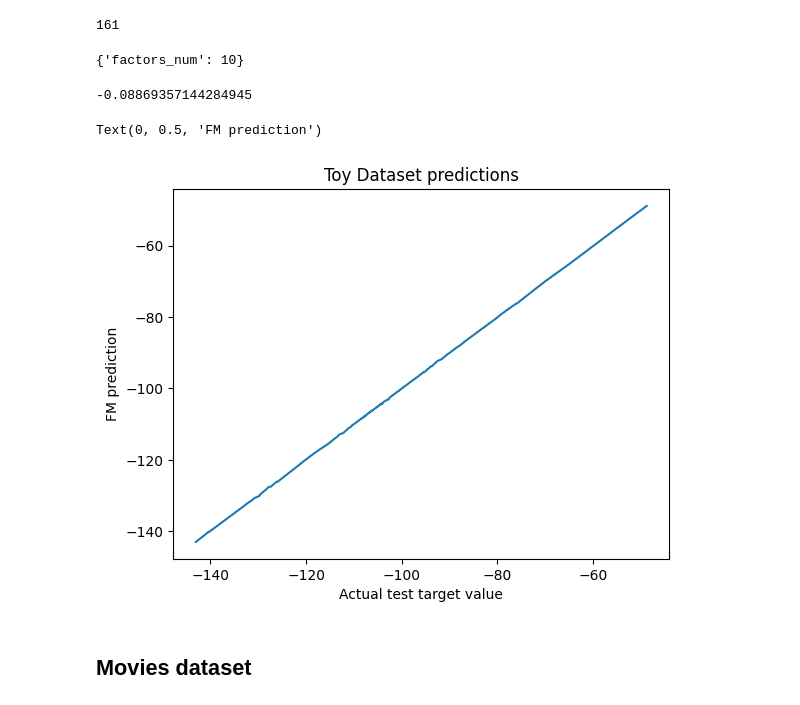
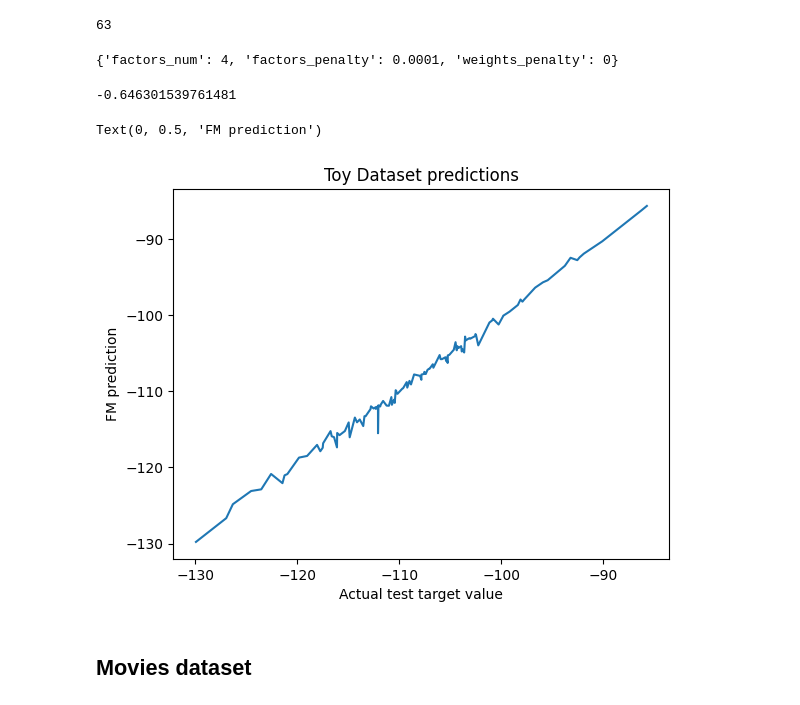
Before and after one commit to maria-khanina/movie_recommender, a Jupyter notebook: logic/factorization_machine.ipynb, the cells around one changed output. Cells and saved outputs as stored; diff of their text form; code cells hidden in the pictures.

Commit message:
Use a ranking metric for grid search and early stopping

```diff
--- a/logic/factorization_machine.ipynb
+++ b/logic/factorization_machine.ipynb
@@ -77,11 +79,11 @@ class FactorizationMachine(BaseEstimator):
             self,
             factors_num: int = 1,
             max_epoch=1000,
-            tol=1e-3,
+            tol=1e-4,
             learn_rate=0.01,
             loss: str | Callable[[ArrayLike, ArrayLike], float] = "mse",
             dloss_dpred: Callable[[ArrayLike, ArrayLike], ArrayLike] | None = None,
-            metric: str = "neg rmse",
+            metric: Literal["neg_rmse", "mean_lowest_per_user", "ndcg"] = "neg_rmse",
             weights_penalty=0,
             factors_penalty=0,
             batch_size=1000,
@@ -173,8 +175,8 @@ class FactorizationMachine(BaseEstimator):
         y_pred = self._predict(X)[0]
         return self.loss(y_pred, y)
 
-    def _is_converged(self, X_eval, y_eval):
-        curr_score = self.score(X_eval, y_eval)
+    def _is_converged(self, X_eval, y_eval, users):
+        curr_score = self.score(X_eval, y_eval, users)
 
         if curr_score > self._best_score + self.tol:
             self._best_score = curr_score
@@ -192,8 +194,9 @@ class FactorizationMachine(BaseEstimator):
             X: dataset,
             y: ArrayLike,
             eval_set: tuple[ArrayLike, ArrayLike] | None = None,
+            users=None,
     ):
-        X, X_val, y, y_val = _prepare_split_data(X, y, eval_set)
+        X, X_eval, y, y_eval = _prepare_split_data(X, y, eval_set)
         n_samples, dim = X.shape
         rng = np.random.default_rng(seed=self.random_state)
 
@@ -201,7 +204,7 @@ class FactorizationMachine(BaseEstimator):
 
         for epoch in range(self.max_epoch):
             self._run_epoch(X, y, n_samples, rng)
-            is_converged = self._is_converged(X_val, y_val)
+            is_converged = self._is_converged(X_eval, y_eval, users)
             if is_converged:
                 self.n_epoch = epoch
                 self.fitted_ = True
@@ -228,10 +231,12 @@ class FactorizationMachine(BaseEstimator):
             X = csr_array(X)
         return self._predict(X)[0]
 
-    def score(self, X, y):
+    def score(self, X, y, users=None):
         y_pred = self.predict(X)
-        if self.metric == "neg rmse":
+        if self.metric == "neg_rmse":
             return -root_mean_squared_error(y, y_pred)
+        if self.metric == "mean_lowest_per_user":
+            return mean_lowest_rating(y, y_pred, users=users)
         else:
             raise NotImplementedError
 # %%
@@ -250,16 +255,22 @@ y += rng.normal(scale=abs(y.mean()) * 0.05)
 X_train, X_test, y_train, y_test = train_test_split(X, y)
 X_val, X_test, y_val, y_test = train_test_split(X_test, y_test, train_size=0.5)
 
-fm = GridSearchCV(
-    estimator=FactorizationMachine(
-        random_state=42,
-        batch_size=300,
-        learn_rate=0.1,
-    ),
+fm = FactorizationMachine(
+    random_state=42,
+    batch_size=300,
+    learn_rate=0.1,
+)
+
+fm.set_fit_request(eval_set=True)
+
+fm_searcher = GridSearchCV(
+    estimator=fm,
     param_grid={
         "factors_num": [4, 5, 10],
+        "weights_penalty": [0, 0.0001],
+        "factors_penalty": [0, 0.0001],
     }
 )
 
-fm.fit(X_train, y_train, eval_set=(X_val, y_val))
+fm_searcher.fit(X_train, y_train, eval_set=(X_val, y_val))
 # %% [output]
@@ -272,25 +295,25 @@ GridSearchCV(estimator=FactorizationMachine(batch_size=300,
 # %%
-fm.best_estimator_.n_epoch
+fm_searcher.best_estimator_.n_epoch
 # %% [output]
-161
+63
 # %%
-fm.best_params_
+fm_searcher.best_params_
 # %% [output]
-{'factors_num': 10}
+{'factors_num': 4, 'factors_penalty': 0.0001, 'weights_penalty': 0}
 # %%
-fm.score(X_test, y_test)
+fm_searcher.score(X_test, y_test)
 # %% [output]
--0.08869357144284945
+-0.646301539761481
 # %%
-y_pred = fm.predict(X_test)
+y_pred = fm_searcher.predict(X_test)
 
 sns.lineplot(x=y_test, y=y_pred)
 plt.title("Toy Dataset predictions")
 plt.xlabel("Actual test target value")
 plt.ylabel("FM prediction")
 # %% [output]
 Text(0, 0.5, 'FM prediction')
-[figure, old version]
+[figure, new version]
 # %% [markdown]
 ## Movies dataset
 # %% [markdown]
```
Also changed, not shown: parts of 11 cells of this notebook.
